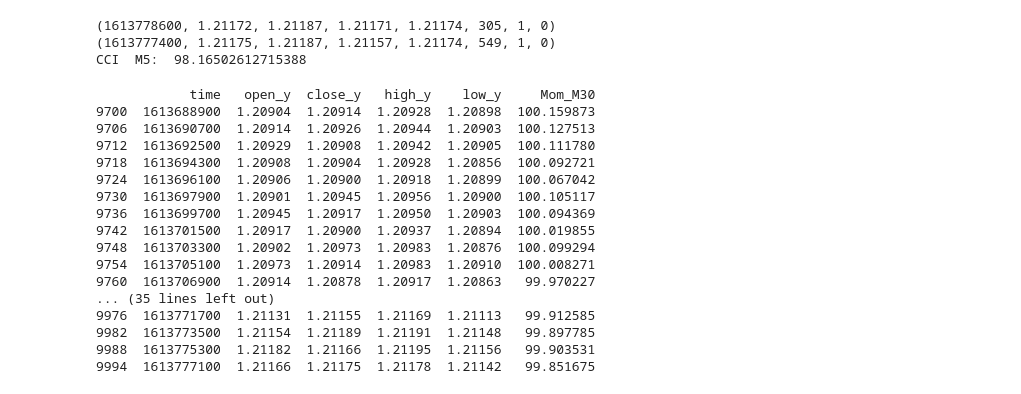
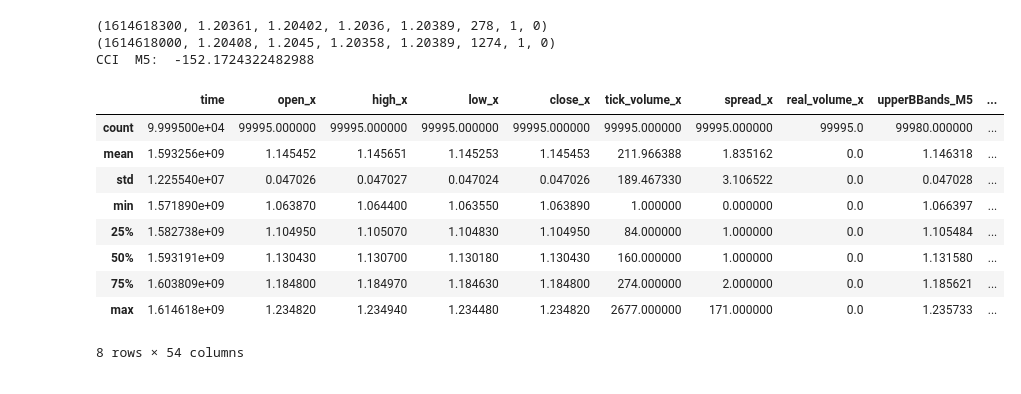
Before and after one commit to Qlexio/DL_robot, a Jupyter notebook: training.ipynb, the cells around one changed output. Cells and saved outputs as stored; diff of their text form; code cells hidden in the pictures.

```diff
--- a/training.ipynb
+++ b/training.ipynb
@@ -61,6 +62,6 @@ print(rsi[:20])
 # %%
-eurusd_M5 = mt5.copy_rates_from_pos("EURUSD", mt5.TIMEFRAME_M5, 0, 10_000) # 99_999
-eurusd_M30 = mt5.copy_rates_from_pos("EURUSD", mt5.TIMEFRAME_M30, 0, 10_000) # 99_999
+eurusd_M5 = mt5.copy_rates_from_pos("EURUSD", mt5.TIMEFRAME_M5, 0, 99_999) # 99_999
+eurusd_M30 = mt5.copy_rates_from_pos("EURUSD", mt5.TIMEFRAME_M30, 0, 99_999) # 99_999
 
 print(eurusd_M5[-1])
 print(eurusd_M30[-1])
@@ -73,9 +74,9 @@ cci5 = talib.CCI(pd_eurusd_M5["high"], pd_eurusd_M5["low"], pd_eurusd_M5["close"
 
 print("CCI  M5: ", cci5.iloc[-1])
 # %% [output]
-(1613778600, 1.21172, 1.21187, 1.21171, 1.21174, 305, 1, 0)
-(1613777400, 1.21175, 1.21187, 1.21157, 1.21174, 549, 1, 0)
-CCI  M5:  98.16502612715388
+(1614618300, 1.20361, 1.20402, 1.2036, 1.20389, 278, 1, 0)
+(1614618000, 1.20408, 1.2045, 1.20358, 1.20389, 1274, 1, 0)
+CCI  M5:  -152.1724322482988
 # %%
 # Bollinger Band
 pd_eurusd_M5["upperBBands_M5"], pd_eurusd_M5["middleBBands_M5"], pd_eurusd_M5["lowerBBands_M5"] = talib.BBANDS(pd_eurusd_M5["close"], timeperiod=20, nbdevup=2, nbdevdn=2, matype=0)
@@ -665,25 +666,18 @@ for i in range(0, len(pd_eurusd)):
 
 pd_eurusd["Mom_M30"] = momentum
 # %%
-# pd_eurusd.describe()
-test = pd.DataFrame(pd_eurusd, columns=["time", "open_y", "close_y", "high_y", "low_y", "Mom_M30"])
-print(test[test["time"] % 1800 == 1500][-50:])
+pd_eurusd.describe()
+# test = pd.DataFrame(pd_eurusd, columns=["time", "close_x", "close_y"])
+# print(test[test["time"] % 1800 == 1500][-50:])
 # print(test[-50:])
 # %% [output]
+|  | time | open_x | high_x | low_x | close_x | tick_volume_x | spread_x | real_volume_x | upperBBands_M5 | ... |
+| count | 9.999500e+04 | 99995.000000 | 99995.000000 | 99995.000000 | 99995.000000 | 99995.000000 | 99995.000000 | 99995.0 | 99980.000000 | ... |
+| mean | 1.593256e+09 | 1.145452 | 1.145651 | 1.145253 | 1.145453 | 211.966388 | 1.835162 | 0.0 | 1.146318 | ... |
+| std | 1.225540e+07 | 0.047026 | 0.047027 | 0.047024 | 0.047026 | 189.467330 | 3.106522 | 0.0 | 0.047028 | ... |
+| min | 1.571890e+09 | 1.063870 | 1.064400 | 1.063550 | 1.063890 | 1.000000 | 0.000000 | 0.0 | 1.066397 | ... |
+| 25% | 1.582738e+09 | 1.104950 | 1.105070 | 1.104830 | 1.104950 | 84.000000 | 1.000000 | 0.0 | 1.105484 | ... |
+| 50% | 1.593191e+09 | 1.130430 | 1.130700 | 1.130180 | 1.130430 | 160.000000 | 1.000000 | 0.0 | 1.131580 | ... |
+| 75% | 1.603809e+09 | 1.184800 | 1.184970 | 1.184630 | 1.184800 | 274.000000 | 2.000000 | 0.0 | 1.185621 | ... |
+| max | 1.614618e+09 | 1.234820 | 1.234940 | 1.234480 | 1.234820 | 2677.000000 | 171.000000 | 0.0 | 1.235733 | ... |
-            time   open_y  close_y   high_y    low_y     Mom_M30
-9700  1613688900  1.20904  1.20914  1.20928  1.20898  100.159873
-9706  1613690700  1.20914  1.20926  1.20944  1.20903  100.127513
-9712  1613692500  1.20929  1.20908  1.20942  1.20905  100.111780
-9718  1613694300  1.20908  1.20904  1.20928  1.20856  100.092721
-9724  1613696100  1.20906  1.20900  1.20918  1.20899  100.067042
-9730  1613697900  1.20901  1.20945  1.20956  1.20900  100.105117
-9736  1613699700  1.20945  1.20917  1.20950  1.20903  100.094369
-9742  1613701500  1.20917  1.20900  1.20937  1.20894  100.019855
-9748  1613703300  1.20902  1.20973  1.20983  1.20876  100.099294
-9754  1613705100  1.20973  1.20914  1.20983  1.20910  100.008271
-9760  1613706900  1.20914  1.20878  1.20917  1.20863   99.970227
-... (35 lines left out)
-9976  1613771700  1.21131  1.21155  1.21169  1.21113   99.912585
-9982  1613773500  1.21154  1.21189  1.21191  1.21148   99.897785
-9988  1613775300  1.21182  1.21166  1.21195  1.21156   99.903531
-9994  1613777100  1.21166  1.21175  1.21178  1.21142   99.851675
+8 rows × 54 columns
```
Also changed, not shown: parts of 10 cells of this notebook.
